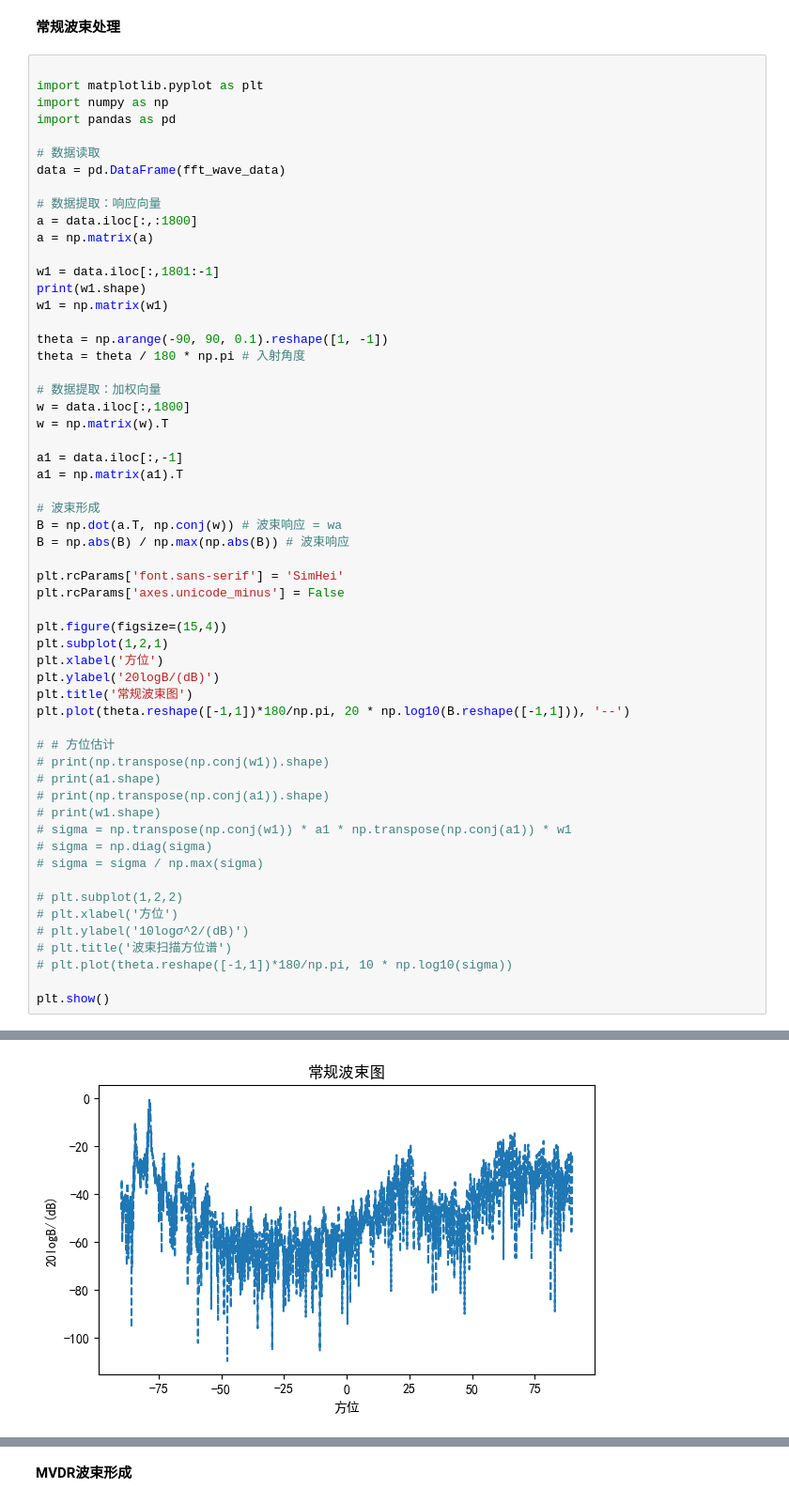
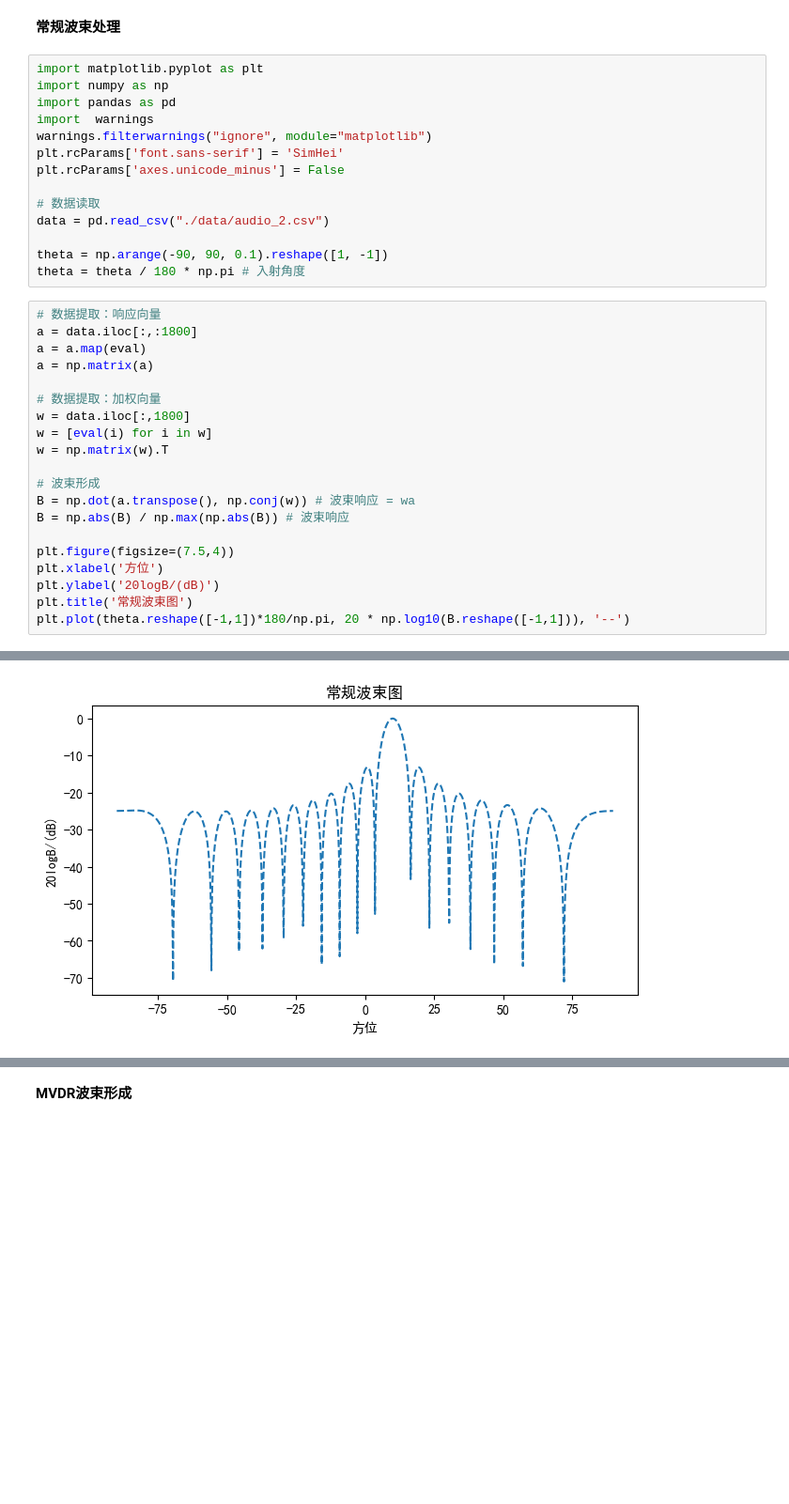
Before and after one commit to Henry-Sky/ASR-Learning, a Jupyter notebook: Exper/Exper02/exper02.ipynb, the cells around one changed output, grey strips where cells are left out. Shown: that part at 94% size. Saved outputs shown, nothing was run; the diff lists cells and outputs as text; blank space fills up the shorter version.

```diff
--- a/Exper/Exper02/exper02.ipynb
+++ b/Exper/Exper02/exper02.ipynb
@@ -35,60 +3,37 @@ plt.plot(theta.reshape([-1,1])*180/np.pi, 20 * np.log10(B.reshape([-1,1])), '--'
 # %% [markdown]
 **常规波束处理**
+# %%
+import matplotlib.pyplot as plt
+import numpy as np
+import pandas as pd
+import  warnings
+warnings.filterwarnings("ignore", module="matplotlib")
+plt.rcParams['font.sans-serif'] = 'SimHei'
+plt.rcParams['axes.unicode_minus'] = False
+
+# 数据读取
+data = pd.read_csv("./data/audio_2.csv")
+
+theta = np.arange(-90, 90, 0.1).reshape([1, -1])
+theta = theta / 180 * np.pi # 入射角度
 # %%
-
-import matplotlib.pyplot as plt
-import numpy as np
-import pandas as pd
-
-# 数据读取
-data = pd.DataFrame(fft_wave_data)
-
 # 数据提取：响应向量
 a = data.iloc[:,:1800]
+a = a.map(eval)
 a = np.matrix(a)
-
-w1 = data.iloc[:,1801:-1]
-print(w1.shape)
-w1 = np.matrix(w1)
-
-theta = np.arange(-90, 90, 0.1).reshape([1, -1])
-theta = theta / 180 * np.pi # 入射角度
 
 # 数据提取：加权向量
 w = data.iloc[:,1800]
+w = [eval(i) for i in w]
 w = np.matrix(w).T
 
-a1 = data.iloc[:,-1]
-a1 = np.matrix(a1).T
-
 # 波束形成
-B = np.dot(a.T, np.conj(w)) # 波束响应 = wa
+B = np.dot(a.transpose(), np.conj(w)) # 波束响应 = wa
 B = np.abs(B) / np.max(np.abs(B)) # 波束响应
 
-plt.rcParams['font.sans-serif'] = 'SimHei'
-plt.rcParams['axes.unicode_minus'] = False
-
-plt.figure(figsize=(15,4))
-plt.subplot(1,2,1)
+plt.figure(figsize=(7.5,4))
 plt.xlabel('方位')
 plt.ylabel('20logB/(dB)')
 plt.title('常规波束图')
 plt.plot(theta.reshape([-1,1])*180/np.pi, 20 * np.log10(B.reshape([-1,1])), '--')
-
-# # 方位估计
-# print(np.transpose(np.conj(w1)).shape)
-# print(a1.shape)
-# print(np.transpose(np.conj(a1)).shape)
-# print(w1.shape)
-# sigma = np.transpose(np.conj(w1)) * a1 * np.transpose(np.conj(a1)) * w1
-# sigma = np.diag(sigma)
-# sigma = sigma / np.max(sigma)
-
-# plt.subplot(1,2,2)
-# plt.xlabel('方位')
-# plt.ylabel('10logσ^2/(dB)')
-# plt.title('波束扫描方位谱')
-# plt.plot(theta.reshape([-1,1])*180/np.pi, 10 * np.log10(sigma))
-
-plt.show()
 # %% [output]
@@ -96 +41 @@ plt.show()
-[figure, old version]
+[figure, new version]
```
Also changed, not shown: parts of 7 cells of this notebook, 11 other files.
